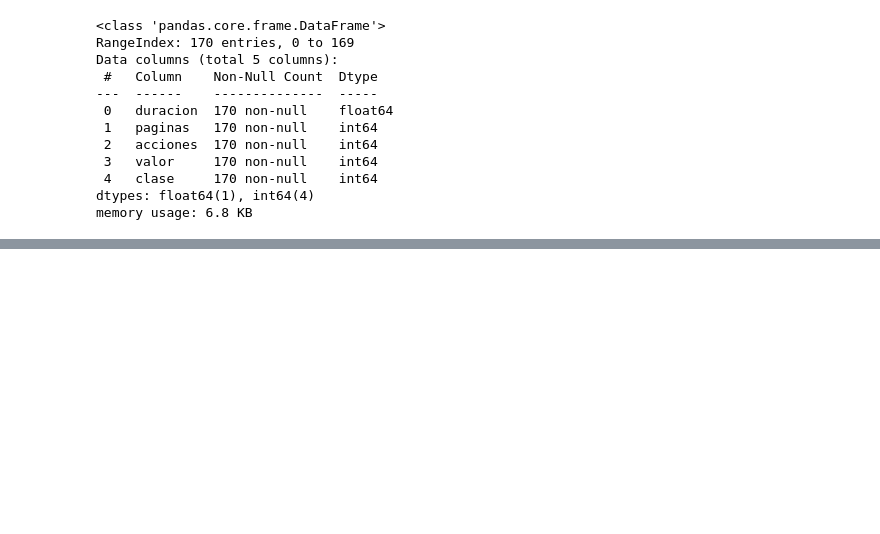
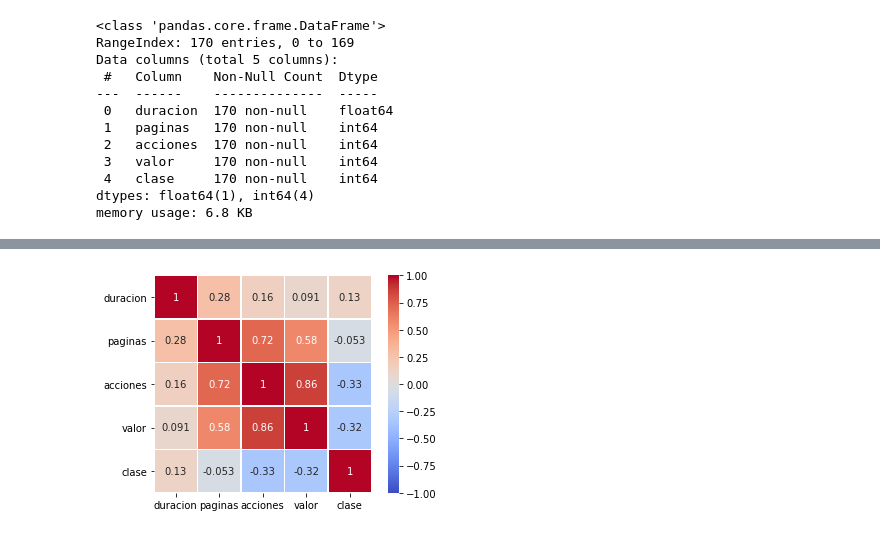
Before and after one commit to arturogzm93/arturo_the_bridge, a Jupyter notebook: 3-Machine Learning/1-Supervisado/3-Logistic Regression/ejercicios/1.multinominal_regression.ipynb, the cells around one changed output, grey strips where cells are left out. Drawn from its saved outputs; the diff is of its cells as text; code cells hidden in the pictures; blank space fills up the shorter version.

```diff
--- a/3-Machine Learning/1-Supervisado/3-Logistic Regression/ejercicios/1.multinominal_regression.ipynb
+++ b/3-Machine Learning/1-Supervisado/3-Logistic Regression/ejercicios/1.multinominal_regression.ipynb
@@ -78,0 +93,3 @@ RMSE 207.80395342673262
+# %%
+corr_matrix = df.corr()
+corr_matrix
@@ -78,0 +103,10 @@ RMSE 207.80395342673262
+# %%
+sns.heatmap(corr_matrix,
+           vmin = -1,
+           vmax = 1,
+           cmap=sns.color_palette("coolwarm", as_cmap=True),
+           square = True,
+           linewidths = 0.5,
+           annot=True);
+# %% [output]
+[figure, added]
```
Also changed, not shown: parts of 10 cells of this notebook, 5 other files.
